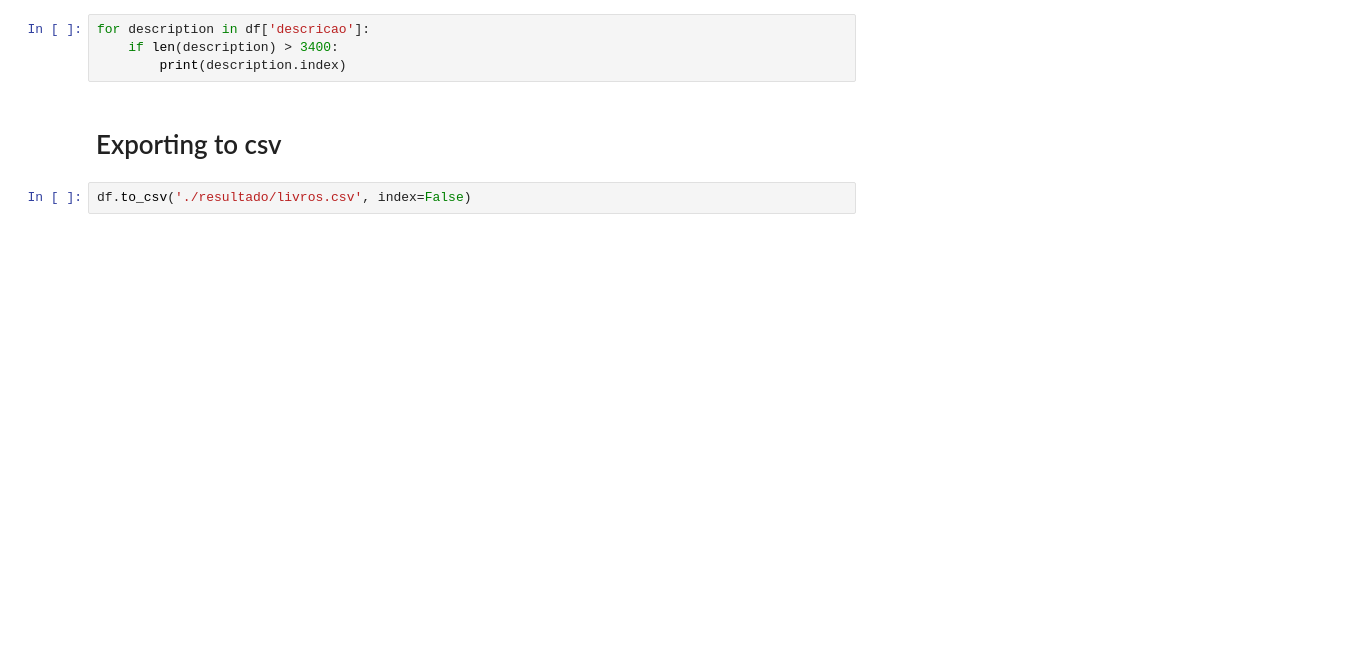
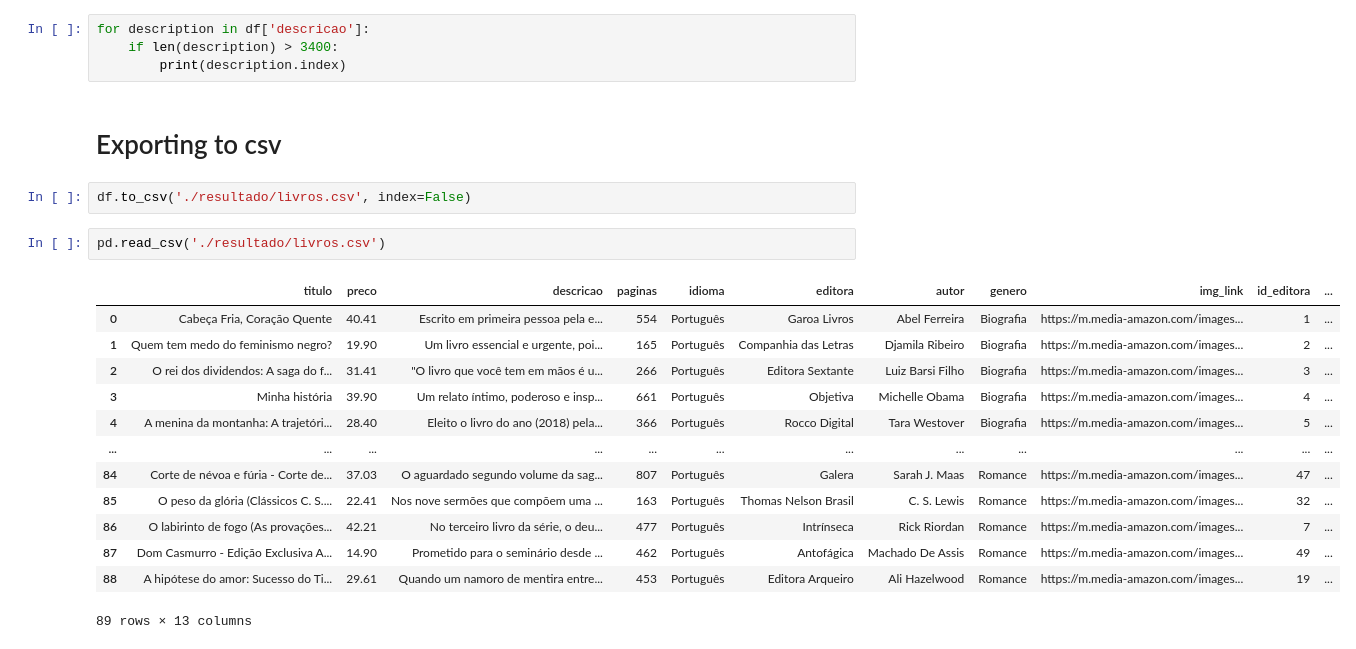
Before and after one commit to Team-Kyuubi/book-space-etl, a Jupyter notebook: transform/transform.ipynb, the cells around one changed output. Saved outputs shown, nothing was run; the diff lists cells and outputs as text; blank space fills up the shorter version.

```diff
--- a/transform/transform.ipynb
+++ b/transform/transform.ipynb
@@ -384,3 +394,19 @@ for description in df['descricao']:
 # Exporting to csv
 # %%
 df.to_csv('./resultado/livros.csv', index=False)
+# %%
+pd.read_csv('./resultado/livros.csv')
+# %% [output]
+|  | titulo | preco | descricao | paginas | idioma | editora | autor | genero | img_link | id_editora | ... |
+| 0 | Cabeça Fria, Coração Quente | 40.41 | Escrito em primeira pessoa pela e... | 554 | Português | Garoa Livros | Abel Ferreira | Biografia | https://m.media-amazon.com/images... | 1 | ... |
+| 1 | Quem tem medo do feminismo negro? | 19.90 | Um livro essencial e urgente, poi... | 165 | Português | Companhia das Letras | Djamila Ribeiro | Biografia | https://m.media-amazon.com/images... | 2 | ... |
+| 2 | O rei dos dividendos: A saga do f... | 31.41 | "O livro que você tem em mãos é u... | 266 | Português | Editora Sextante | Luiz Barsi Filho | Biografia | https://m.media-amazon.com/images... | 3 | ... |
+| 3 | Minha história | 39.90 | Um relato íntimo, poderoso e insp... | 661 | Português | Objetiva | Michelle Obama | Biografia | https://m.media-amazon.com/images... | 4 | ... |
+| 4 | A menina da montanha: A trajetóri... | 28.40 | Eleito o livro do ano (2018) pela... | 366 | Português | Rocco Digital | Tara Westover | Biografia | https://m.media-amazon.com/images... | 5 | ... |
+| ... | ... | ... | ... | ... | ... | ... | ... | ... | ... | ... | ... |
+| 84 | Corte de névoa e fúria - Corte de... | 37.03 | O aguardado segundo volume da sag... | 807 | Português | Galera | Sarah J. Maas | Romance | https://m.media-amazon.com/images... | 47 | ... |
+| 85 | O peso da glória (Clássicos C. S.... | 22.41 | Nos nove sermões que compõem uma ... | 163 | Português | Thomas Nelson Brasil | C. S. Lewis | Romance | https://m.media-amazon.com/images... | 32 | ... |
+| 86 | O labirinto de fogo (As provações... | 42.21 | No terceiro livro da série, o deu... | 477 | Português | Intrínseca | Rick Riordan | Romance | https://m.media-amazon.com/images... | 7 | ... |
+| 87 | Dom Casmurro - Edição Exclusiva A... | 14.90 | Prometido para o seminário desde ... | 462 | Português | Antofágica | Machado De Assis | Romance | https://m.media-amazon.com/images... | 49 | ... |
+| 88 | A hipótese do amor: Sucesso do Ti... | 29.61 | Quando um namoro de mentira entre... | 453 | Português | Editora Arqueiro | Ali Hazelwood | Romance | https://m.media-amazon.com/images... | 19 | ... |
+89 rows × 13 columns
```
Also changed, not shown: parts of 9 cells of this notebook, 4 other files.
